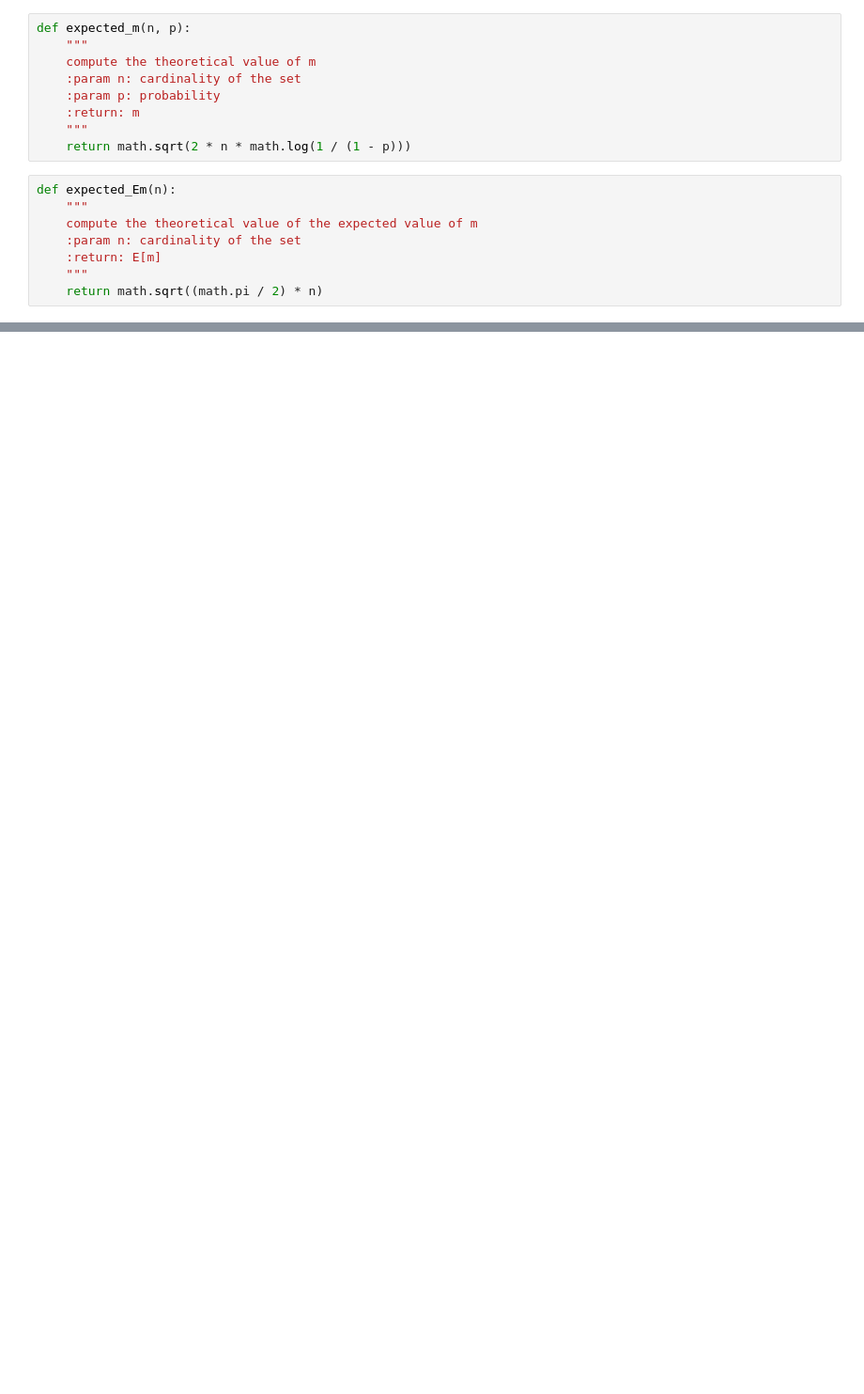
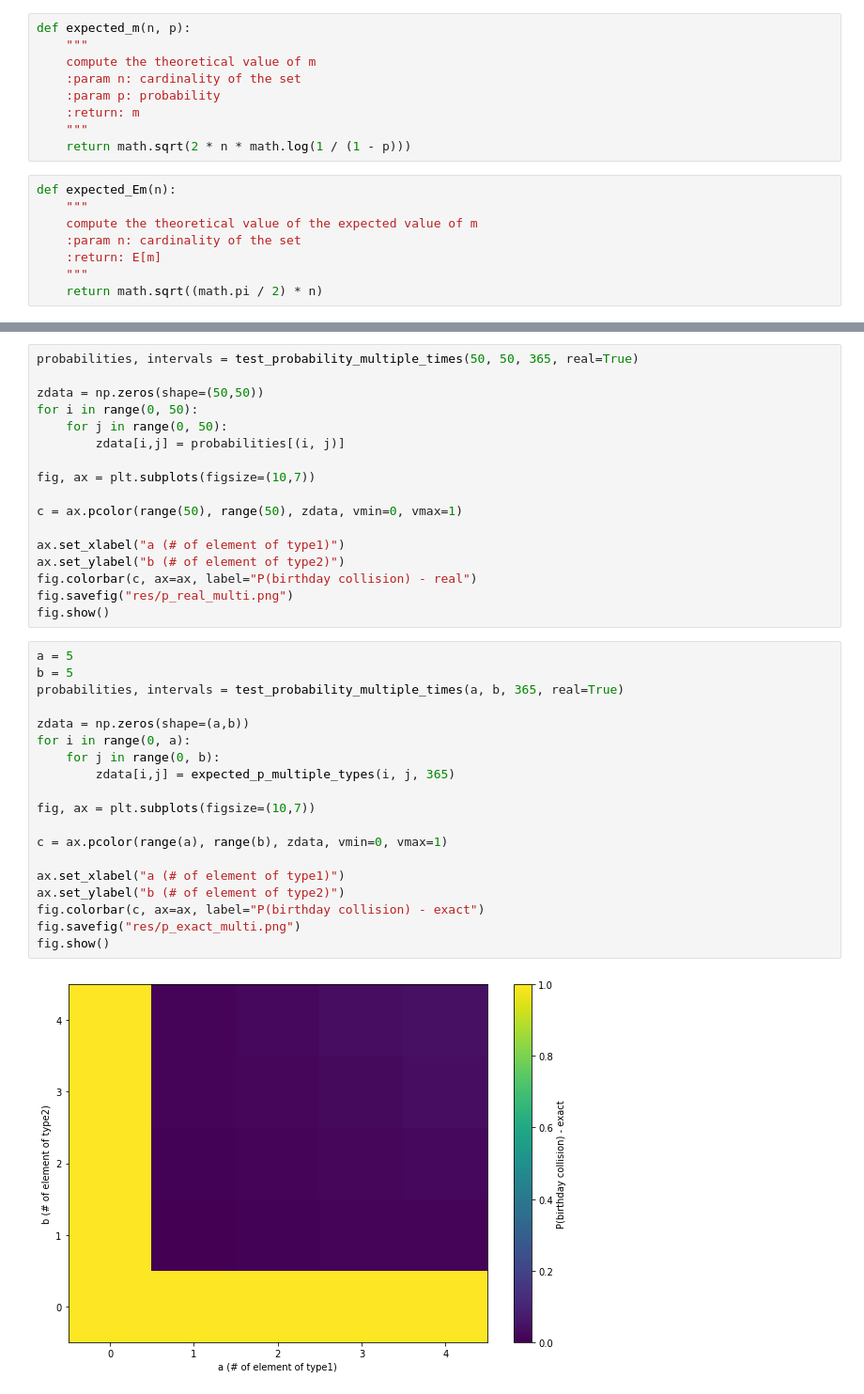
Before and after one commit to dadodimauro/ComputerAidedSimulationLab, a Jupyter notebook: Laboratories/birthday_paradox/birthday_paradox.ipynb, the cells around one changed output, grey strips where cells are left out. Shown at 94% size. Saved outputs shown, nothing was run; the diff lists cells and outputs as text; blank space fills up the shorter version.

```diff
--- a/Laboratories/birthday_paradox/birthday_paradox.ipynb
+++ b/Laboratories/birthday_paradox/birthday_paradox.ipynb
@@ -213,0 +358,38 @@ confidence_interval(df_probability, .95)
+# %%
+probabilities, intervals = test_probability_multiple_times(50, 50, 365, real=True)
+
+zdata = np.zeros(shape=(50,50))
+for i in range(0, 50):
+    for j in range(0, 50):
+        zdata[i,j] = probabilities[(i, j)]
+
+fig, ax = plt.subplots(figsize=(10,7))
+
+c = ax.pcolor(range(50), range(50), zdata, vmin=0, vmax=1)
+
+ax.set_xlabel("a (# of element of type1)")
+ax.set_ylabel("b (# of element of type2)")
+fig.colorbar(c, ax=ax, label="P(birthday collision) - real")
+fig.savefig("res/p_real_multi.png")
+fig.show()
+# %%
+a = 5
+b = 5
+probabilities, intervals = test_probability_multiple_times(a, b, 365, real=True)
+
+zdata = np.zeros(shape=(a,b))
+for i in range(0, a):
+    for j in range(0, b):
+        zdata[i,j] = expected_p_multiple_types(i, j, 365)
+
+fig, ax = plt.subplots(figsize=(10,7))
+
+c = ax.pcolor(range(a), range(b), zdata, vmin=0, vmax=1)
+
+ax.set_xlabel("a (# of element of type1)")
+ax.set_ylabel("b (# of element of type2)")
+fig.colorbar(c, ax=ax, label="P(birthday collision) - exact")
+fig.savefig("res/p_exact_multi.png")
+fig.show()
+# %% [output]
+[figure, added]
```
Also changed, not shown: parts of 35 cells of this notebook, 5 other files.
